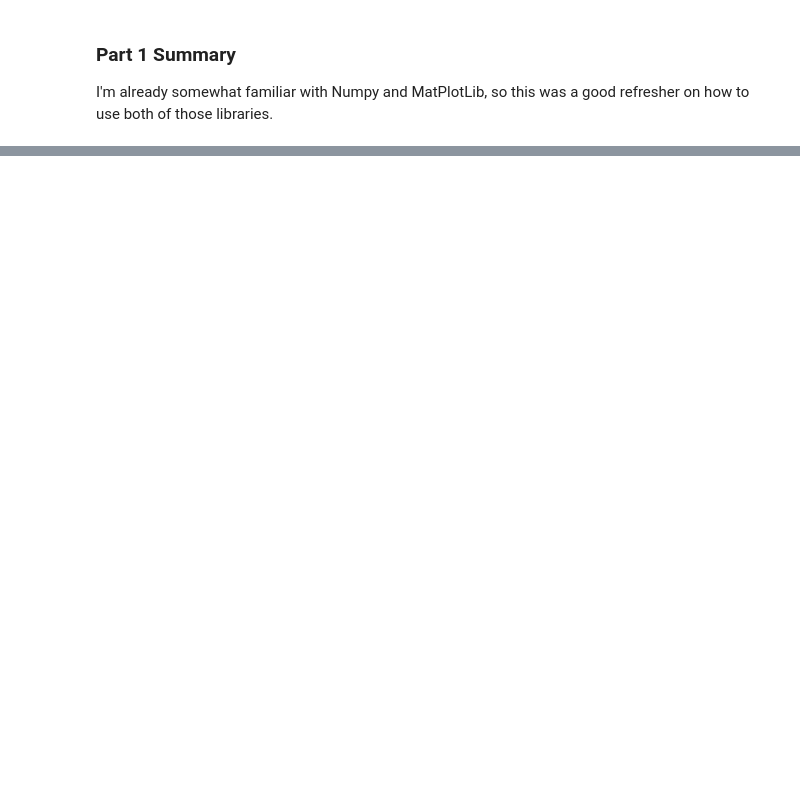
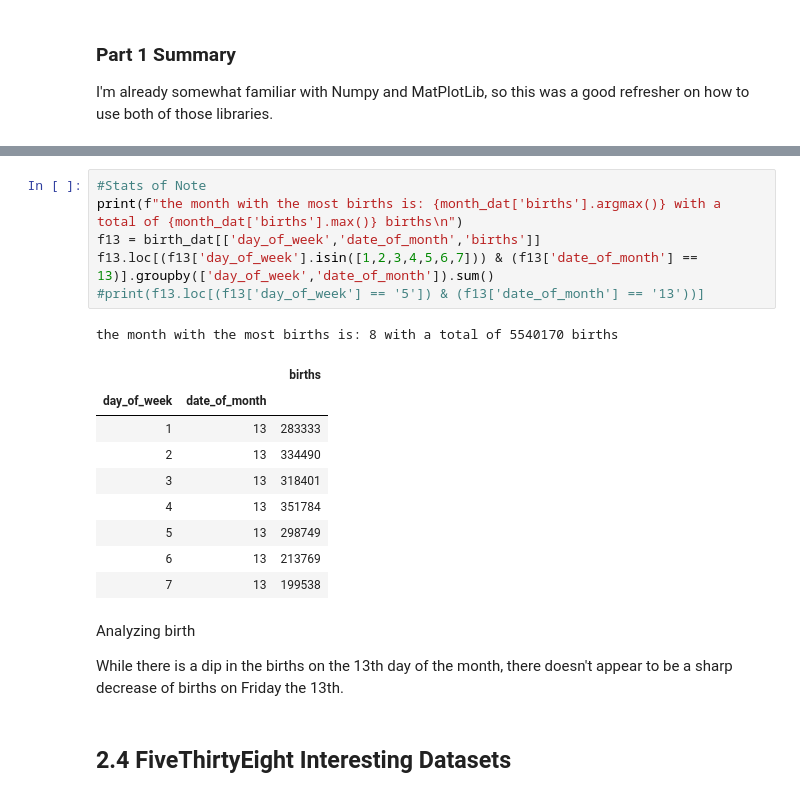
Before and after one commit to LionheartX08/CS5635, a Jupyter notebook: Assignment 1/Assignment 1.ipynb, the cells around one changed output, grey strips where cells are left out. Saved outputs shown, nothing was run; the diff lists cells and outputs as text; blank space fills up the shorter version.

```diff
--- a/Assignment 1/Assignment 1.ipynb
+++ b/Assignment 1/Assignment 1.ipynb
@@ -68,0 +180,23 @@ The anomalies appear to be linearly increasing every year since about 1910.  Thi
+# %%
+#Stats of Note
+print(f"the month with the most births is: {month_dat['births'].argmax()} with a total of {month_dat['births'].max()} births\n")
+f13 = birth_dat[['day_of_week','date_of_month','births']]
+f13.loc[(f13['day_of_week'].isin([1,2,3,4,5,6,7])) & (f13['date_of_month'] == 13)].groupby(['day_of_week','date_of_month']).sum()
+#print(f13.loc[(f13['day_of_week'] == '5']) & (f13['date_of_month'] == '13'))]
+# %% [output]
+the month with the most births is: 8 with a total of 5540170 births
+|  |  | births |
+| day_of_week | date_of_month |  |
+| 1 | 13 | 283333 |
+| 2 | 13 | 334490 |
+| 3 | 13 | 318401 |
+| 4 | 13 | 351784 |
+| 5 | 13 | 298749 |
+| 6 | 13 | 213769 |
+| 7 | 13 | 199538 |
+# %% [markdown]
+Analyzing birth
+
+While there is a dip in the births on the 13th day of the month, there doesn't appear to be a sharp decrease of births on Friday the 13th.
+# %% [markdown]
+## 2.4 FiveThirtyEight Interesting Datasets
```
Also changed, not shown: parts of 22 cells of this notebook, 8 other files.
